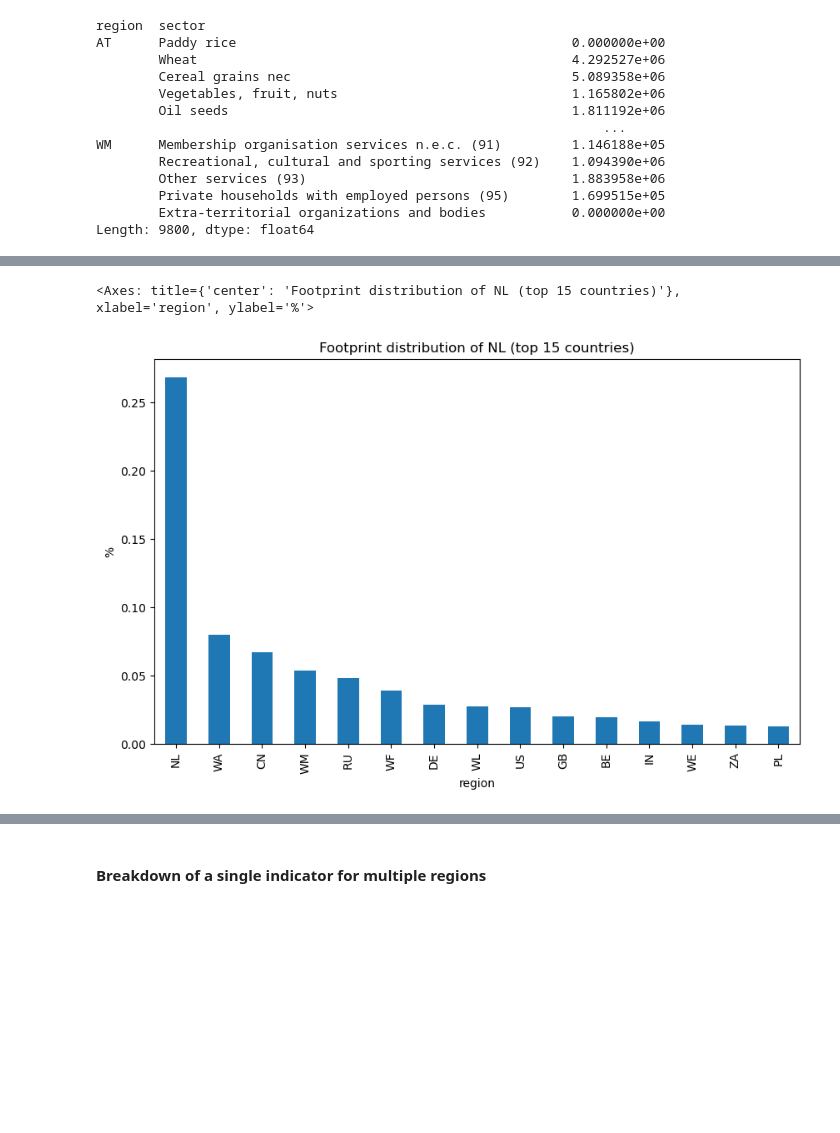
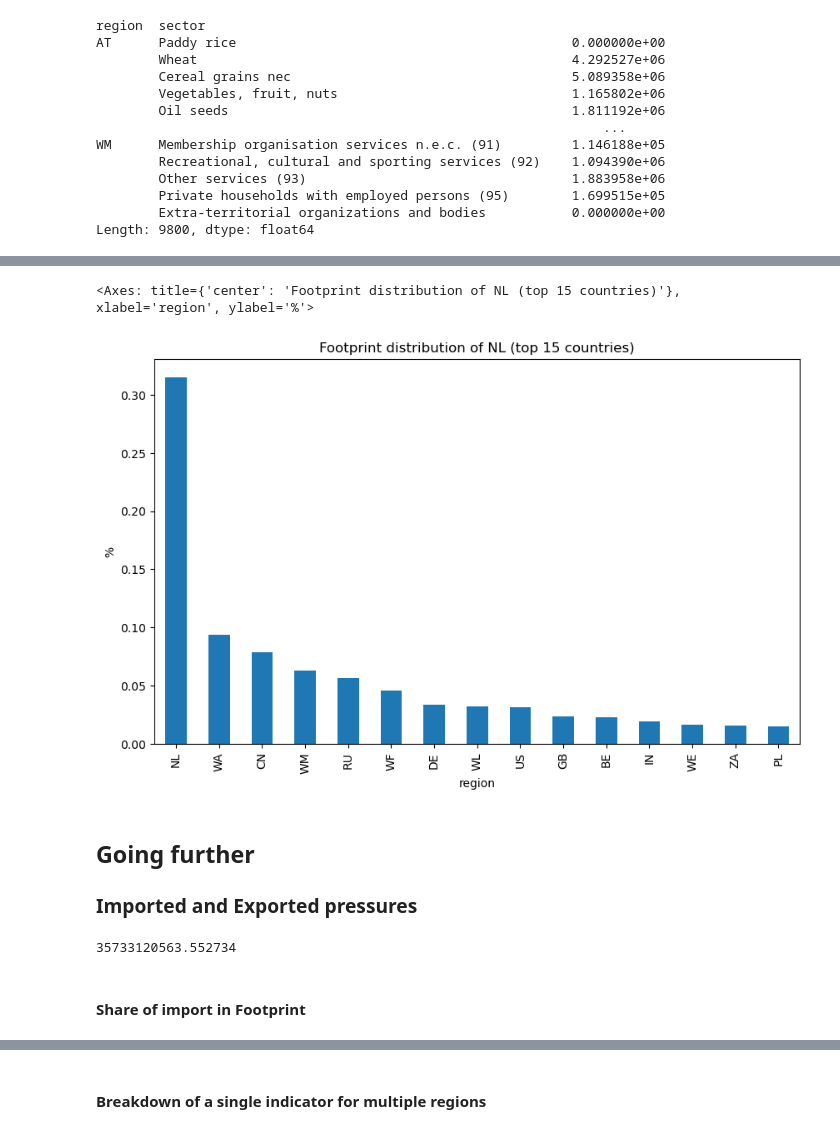
Before and after one commit to adrien-perello/EEIOA, a Jupyter notebook: scripts/05_exiobase_introduction.ipynb, the cells around one changed output, grey strips where cells are left out. Drawn from its saved outputs; the diff is of its cells as text; code cells hidden in the pictures; blank space fills up the shorter version.

Commit message:
add imported/exported pressures

```diff
--- a/scripts/05_exiobase_introduction.ipynb
+++ b/scripts/05_exiobase_introduction.ipynb
@@ -238,21 +238,21 @@ Name: GHG emissions (GWP100) | Problem oriented approach: baseline (CML, 2001) |
 country = "NL"
 
 # Method 1 (based on previous calculation)
-F_gwp100_total_per_region.loc[country]
+F_gwp100_agg_per_region.loc[country]
 
 # Method 2
 # inbetween steps
 f_gwp100 = f.loc[GWP100]
-Y_1country = Y.loc[:, country].sum(axis=1)  # Only select the country we want
+Y_agg_1country = Y.loc[:, country].sum(axis=1)  # Only select the country we want
 F_y_gwp100 = F_y.loc[GWP100, country].sum()   # Only select the country we want
 # result
-F_gwp100_total_1country = f_gwp100 @ L @ Y_1country + F_y_gwp100
+F_gwp100_agg_1country = f_gwp100 @ L @ Y_agg_1country + F_y_gwp100
 
 # compare method 1 and method 2
-if F_gwp100_total_1country != F_gwp100_total_per_region.loc[country]:
+if F_gwp100_agg_1country != F_gwp100_agg_per_region.loc[country]:
     raise ValueError('Discrepancy between method 1 and method 2')
 
-F_gwp100_total_1country
+F_gwp100_agg_1country
 # %% [output]
 243866962504.66052
 # %% [markdown]
@@ -261,12 +261,12 @@ F_gwp100_total_1country
 # Method 1: select country first
 # display inbetween steps for more readability
 f_gwp100 = f.loc[GWP100]
-Y_1country = Y.loc[:, country].sum(axis=1)  # Only select the country we want
+Y_agg_1country = Y.loc[:, country].sum(axis=1)  # Only select the country we want
 # F_y_gwp100 = 0   # ! do not account for final demand
 
 # result
-F_gwp100_total_per_sector_1country = f_gwp100 * (L @ Y_1country)  # = np.diag(f_) @ L @ Y_  (see Practical 4)
-F_gwp100_total_per_sector_1country
+F_gwp100_agg_per_import_1country = f_gwp100 * (L @ Y_agg_1country)  # = np.diag(f_) @ L @ Y_  (see Practical 4)
+F_gwp100_agg_per_import_1country
 # %% [output]
 region  sector
 AT      Paddy rice                                           0.000000e+00
@@ -283,12 +283,12 @@ WM      Membership organisation services n.e.c. (91)         1.146188e+05
 Length: 9800, dtype: float64
 # %%
 # aggregate per country
-F_gwp100_per_origin_1country = F_gwp100_total_per_sector_1country.groupby(["region"], axis=0).sum()
+F_gwp100_agg_per_region_1country = F_gwp100_agg_per_import_1country.groupby(["region"], axis=0).sum()
 # and sort results for more clarity
-F_gwp100_per_origin_1country = F_gwp100_per_origin_1country.sort_values(ascending=False)
+F_gwp100_agg_per_region_1country = F_gwp100_agg_per_region_1country.sort_values(ascending=False)
 # Display top countries
 n = 15
-F_gwp100_per_origin_1country[:n]  # only show first nth
+F_gwp100_agg_per_region_1country[:n]  # only show first nth
 # %% [output]
 region
 NL    6.546349e+10
@@ -309,13 +309,19 @@ PL    3.119139e+09
 dtype: float64
 # %%
 # Plot results in percentage
-(F_gwp100_per_origin_1country[:n]/F_gwp100_total_1country).plot(
+# ! normalized we only include CBA emissions (and not F_y)
+e_cba_gwp100_1country = F_gwp100_agg_1country - F_y_gwp100
+
+(F_gwp100_agg_per_region_1country[:n]/e_cba_gwp100_1country).plot(
     figsize = (10,6),
     kind = 'bar',
     ylabel = "%",
     # ylabel = F_unit.loc[GWP100].values, #
     title = f"Footprint distribution of {country} (top {n} countries)",
 )
 # %% [output]
 <Axes: title={'center': 'Footprint distribution of NL (top 15 countries)'}, xlabel='region', ylabel='%'>
-[figure, old version]
+[figure, new version]
+# %% [markdown]
+## Going further
+### Imported and Exported pressures
@@ -321,0 +343,8 @@ dtype: float64
+# %%
+# Check net import of a country
+country = 'NL'
+(imports- exports)[country]
+# %% [output]
+35733120563.552734
+# %% [markdown]
+#### Share of import in Footprint
```
Also changed, not shown: parts of 12 cells of this notebook.
